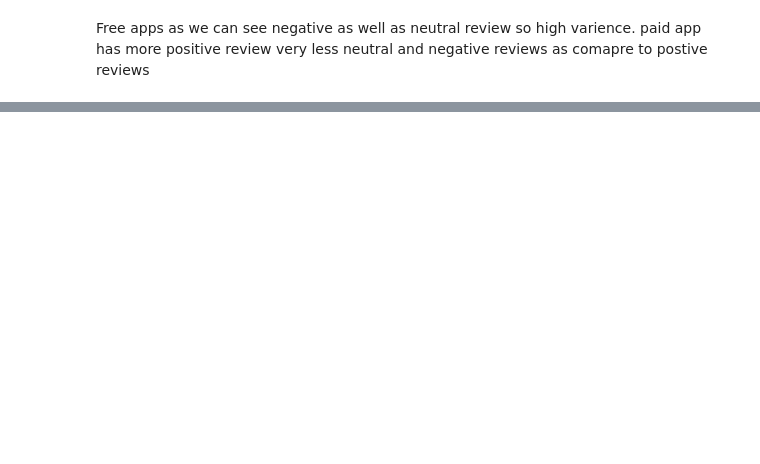
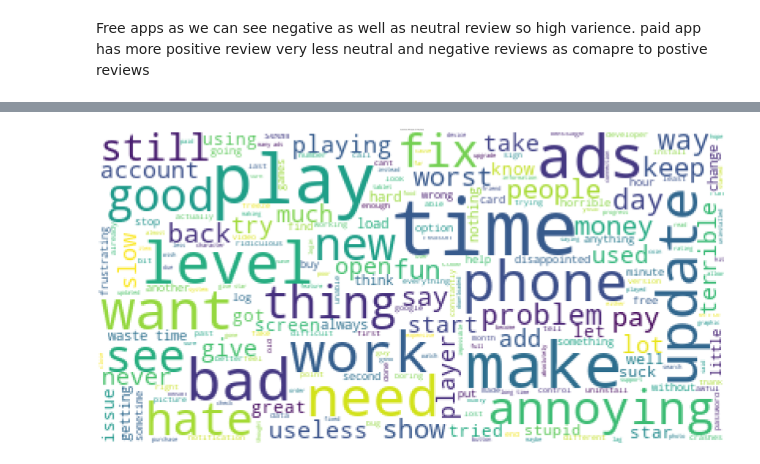
Before and after one commit to RishikaVerma21/Play-Store-Review-Analysis, a Jupyter notebook: Play_store_analysis_and_sentiment_analysis.ipynb, the cells around one changed output, grey strips where cells are left out. Cells and saved outputs as stored; diff of their text form; code cells hidden in the pictures; blank space fills up the shorter version.

```diff
--- a/Play_store_analysis_and_sentiment_analysis.ipynb
+++ b/Play_store_analysis_and_sentiment_analysis.ipynb
@@ -831,0 +841,9 @@ Text(0.5, 1.0, 'Sentiment Polarity Distribution')
+# %%
+# Wordcloud def Function
+def wc(data,bgcolor,title):
+    plt.figure(figsize = (100,100))
+    wc = WordCloud(background_color = bgcolor, max_words = 300,  max_font_size = 50, )
+    wc.generate(' '.join(data))
+    plt.imshow(wc)
+    plt.axis('off')
+    plt.title('Common Phrases in Reviews')
@@ -831,0 +868,33 @@ Text(0.5, 1.0, 'Sentiment Polarity Distribution')
+# %%
+#remove all the stopwords from the text
+pos_word_tokens_tags = word_tokenize(pos_review_remove_pun)
+neg_word_tokens_tags = word_tokenize(neg_review_remove_pun)
+neu_word_tokens_tags = word_tokenize(neu_review_remove_pun)
+pos_filtered_sentence_tags = [w_tags for w_tags in pos_word_tokens_tags if not w_tags in stop]
+pos_filtered_sentence_tags = []
+for w_tags in pos_word_tokens_tags:
+    if w_tags not in stop:
+        pos_filtered_sentence_tags.append(w_tags)
+
+neg_filtered_sentence_tags = [w_tags for w_tags in neg_word_tokens_tags if not w_tags in stop]
+neg_filtered_sentence_tags = []
+for w_tags in neg_word_tokens_tags:
+    if w_tags not in stop:
+        neg_filtered_sentence_tags.append(w_tags)
+
+neu_filtered_sentence_tags = [w_tags for w_tags in neu_word_tokens_tags if not w_tags in stop]
+neu_filtered_sentence_tags = []
+for w_tags in neu_word_tokens_tags:
+    if w_tags not in stop:
+        neu_filtered_sentence_tags.append(w_tags)
+# %%
+# Removing characters which have length less than 2
+
+pos_without_single_chr_rev = [word_tags for word_tags in pos_filtered_sentence_tags if len(word_tags) > 2]
+neg_without_single_chr_rev = [word_tags for word_tags in neg_filtered_sentence_tags if len(word_tags) > 2]
+neu_without_single_chr_rev = [word_tags for word_tags in neu_filtered_sentence_tags if len(word_tags) > 2]
+# %%
+# Wordcloud of Negative Reviews
+wc(neg_without_single_chr_rev,'white','Common Words' )
+# %% [output]
+[figure, added]
```
Also changed, not shown: parts of 34 cells of this notebook.
